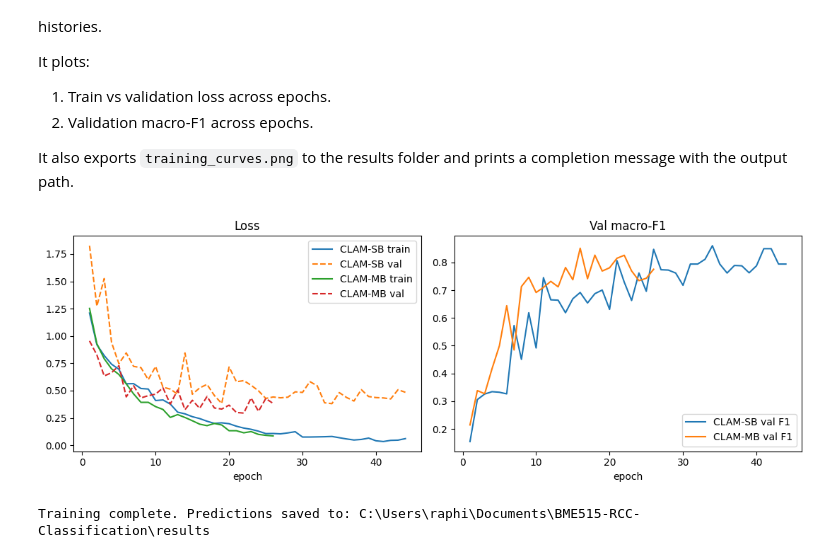
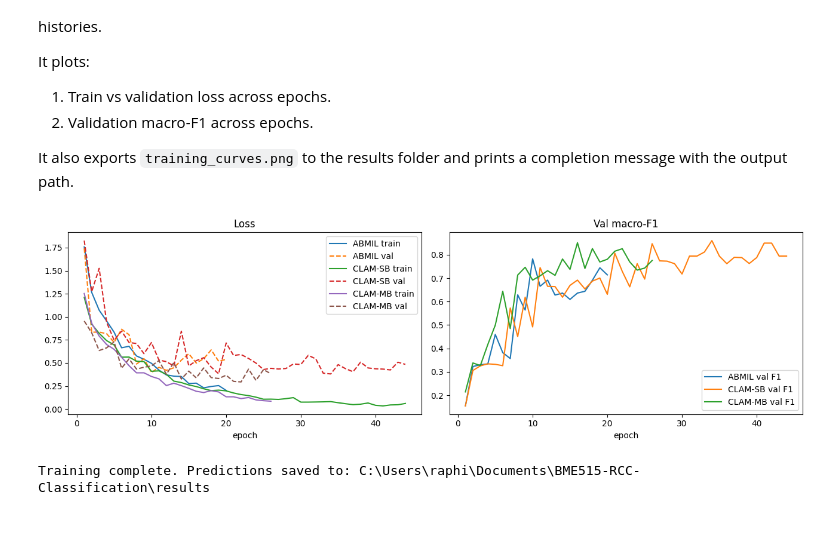
Before and after one commit to XOBECIUJ/BME515-RCC-Classification, a Jupyter notebook: clam.ipynb, the cells around one changed output. Cells and saved outputs as stored; diff of their text form; code cells hidden in the pictures; blank space fills up the shorter version.

Commit message:
added ABMIL as comparison with CLAM-MB

```diff
--- a/clam.ipynb
+++ b/clam.ipynb
@@ -491,0 +496,9 @@ early stop at ep 26 (best ep 16, val f1 0.851)
+# %%
+# ===== ABMIL =====
+# ABMIL = gated attention + classifier, no instance clustering loss.
+# Achieved by setting bag_weight=1.0 (zeros out instance loss) on the
+# single-branch CLAM architecture.
+
+abmil_model, abmil_ckpt, abmil_hist = run_training(
+    'abmil', multi_branch=False, epochs=50, bag_weight=1.0
+)
@@ -568,19 +600,19 @@ It plots:
 
 It also exports `training_curves.png` to the results folder and prints a completion message with the output path.
 # %%
-fig, axes = plt.subplots(1, 2, figsize=(11, 4))
-for name, hist in [('CLAM-SB', sb_hist), ('CLAM-MB', mb_hist)]:
+fig, axes = plt.subplots(1, 2, figsize=(13, 4))
+for name, hist in [('ABMIL', abmil_hist), ('CLAM-SB', sb_hist), ('CLAM-MB', mb_hist)]:
     h = pd.DataFrame(hist)
     axes[0].plot(h.epoch, h.train_loss, label=f'{name} train')
     axes[0].plot(h.epoch, h.val_loss,   label=f'{name} val', linestyle='--')
     axes[1].plot(h.epoch, h.val_f1,     label=f'{name} val F1')
 axes[0].set_title('Loss'); axes[0].set_xlabel('epoch'); axes[0].legend()
 axes[1].set_title('Val macro-F1'); axes[1].set_xlabel('epoch'); axes[1].legend()
 plt.tight_layout()
 plt.savefig(RESULT_DIR / 'training_curves.png', dpi=150)
 plt.show()
 
 print('Training complete. Predictions saved to:', RESULT_DIR)
 # %% [output]
-[figure, old version]
+[figure, new version]
 Training complete. Predictions saved to: C:\Users\raphi\Documents\BME515-RCC-Classification\results
```
Also changed, not shown: parts of 3 cells of this notebook, 1 other file.
